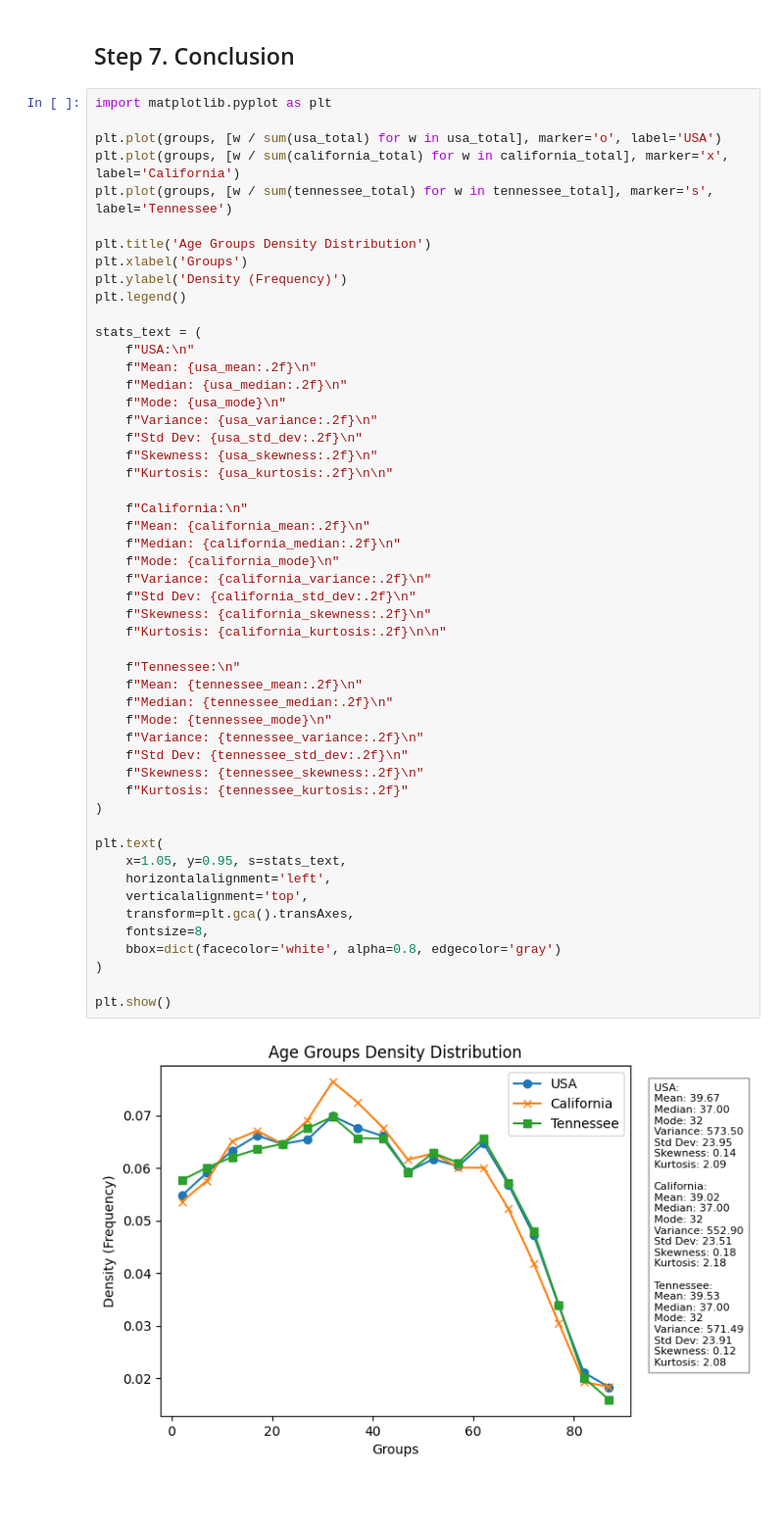
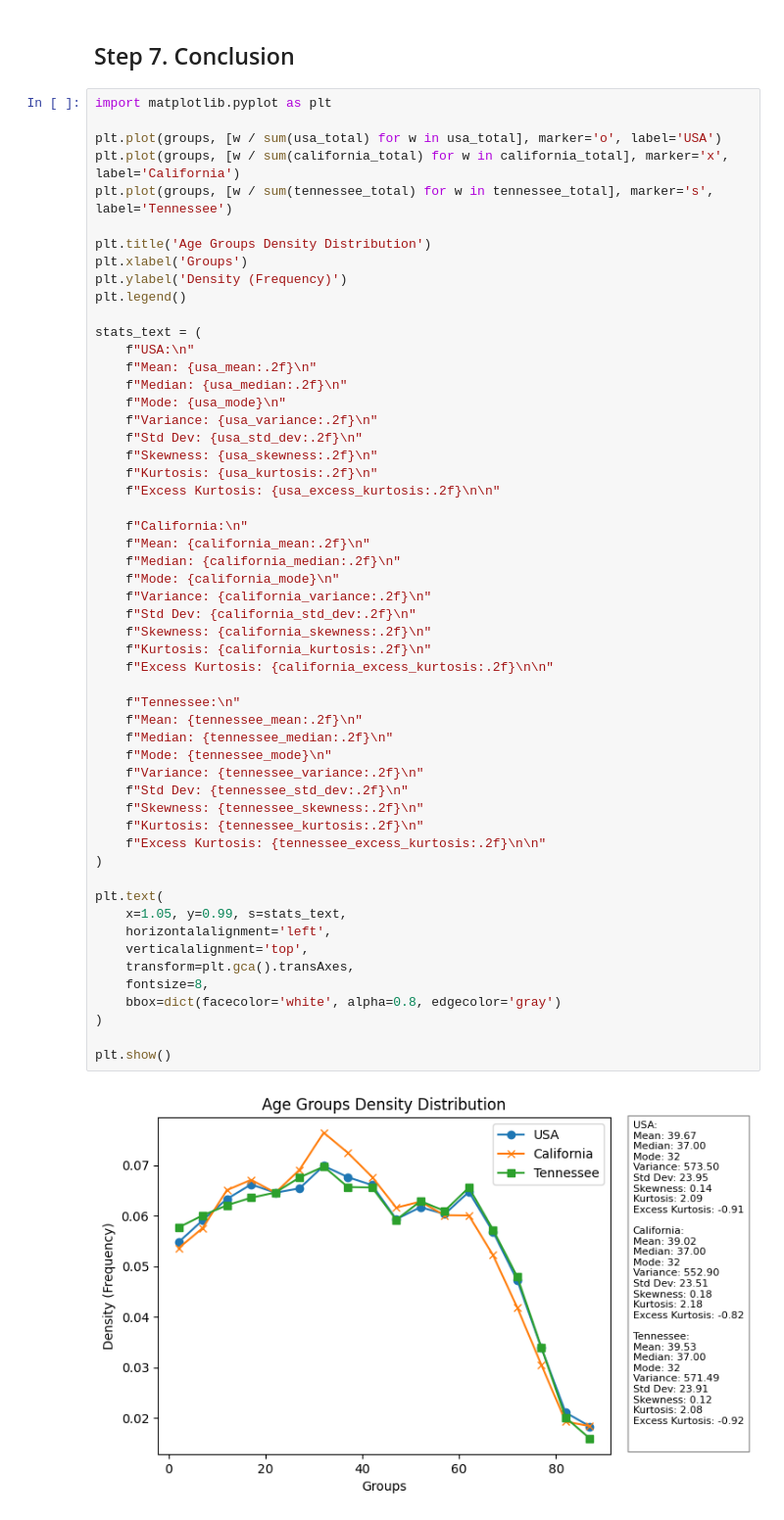
Before and after one commit to DanielFaltynowski/statistics, a Jupyter notebook: notebooks/problem_01/solution.ipynb, the cells around one changed output. Shown at 98% size. Drawn from its saved outputs; the diff is of its cells as text; blank space fills up the shorter version.

```diff
--- a/notebooks/problem_01/solution.ipynb
+++ b/notebooks/problem_01/solution.ipynb
@@ -465,36 +465,39 @@ stats_text = (
     f"Variance: {usa_variance:.2f}\n"
     f"Std Dev: {usa_std_dev:.2f}\n"
     f"Skewness: {usa_skewness:.2f}\n"
-    f"Kurtosis: {usa_kurtosis:.2f}\n\n"
+    f"Kurtosis: {usa_kurtosis:.2f}\n"
+    f"Excess Kurtosis: {usa_excess_kurtosis:.2f}\n\n"
 
     f"California:\n"
     f"Mean: {california_mean:.2f}\n"
     f"Median: {california_median:.2f}\n"
     f"Mode: {california_mode}\n"
     f"Variance: {california_variance:.2f}\n"
     f"Std Dev: {california_std_dev:.2f}\n"
     f"Skewness: {california_skewness:.2f}\n"
-    f"Kurtosis: {california_kurtosis:.2f}\n\n"
+    f"Kurtosis: {california_kurtosis:.2f}\n"
+    f"Excess Kurtosis: {california_excess_kurtosis:.2f}\n\n"
 
     f"Tennessee:\n"
     f"Mean: {tennessee_mean:.2f}\n"
     f"Median: {tennessee_median:.2f}\n"
     f"Mode: {tennessee_mode}\n"
     f"Variance: {tennessee_variance:.2f}\n"
     f"Std Dev: {tennessee_std_dev:.2f}\n"
     f"Skewness: {tennessee_skewness:.2f}\n"
-    f"Kurtosis: {tennessee_kurtosis:.2f}"
+    f"Kurtosis: {tennessee_kurtosis:.2f}\n"
+    f"Excess Kurtosis: {tennessee_excess_kurtosis:.2f}\n\n"
 )
 
 plt.text(
-    x=1.05, y=0.95, s=stats_text,
+    x=1.05, y=0.99, s=stats_text,
     horizontalalignment='left',
     verticalalignment='top',
     transform=plt.gca().transAxes,
     fontsize=8,
     bbox=dict(facecolor='white', alpha=0.8, edgecolor='gray')
 )
 
 plt.show()
 # %% [output]
-[figure, old version]
+[figure, new version]
```
Also changed, not shown: parts of 1 cell of this notebook.
